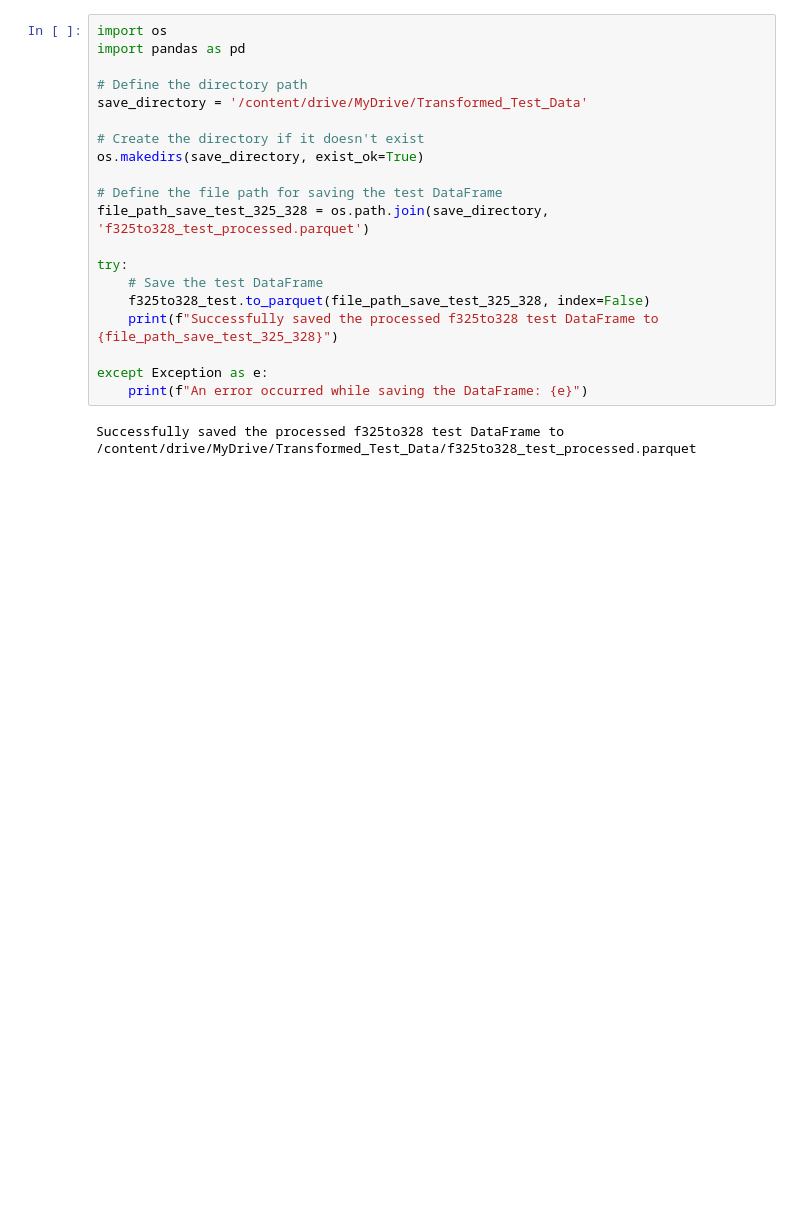
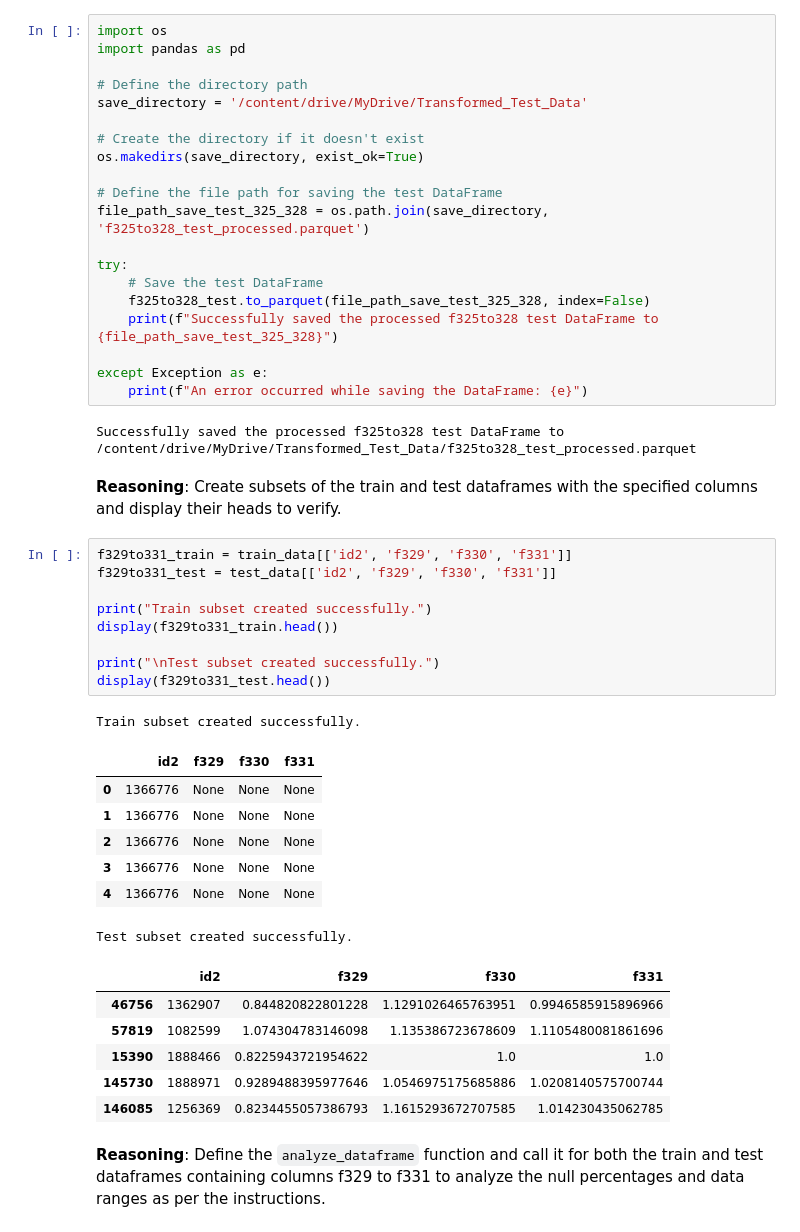
Before and after one commit to rishabh-0042/American_Express_Hackathon_25-2025, a Jupyter notebook: Feature_Engineering3.ipynb, the cells around one changed output. Cells and saved outputs as stored; diff of their text form; blank space fills up the shorter version.

```diff
--- a/Feature_Engineering3.ipynb
+++ b/Feature_Engineering3.ipynb
@@ -388,3 +388,33 @@ except Exception as e:
     print(f"An error occurred while saving the DataFrame: {e}")
 # %% [output]
 Successfully saved the processed f325to328 test DataFrame to /content/drive/MyDrive/Transformed_Test_Data/f325to328_test_processed.parquet
+# %% [markdown]
+**Reasoning**:
+Create subsets of the train and test dataframes with the specified columns and display their heads to verify.
+# %%
+f329to331_train = train_data[['id2', 'f329', 'f330', 'f331']]
+f329to331_test = test_data[['id2', 'f329', 'f330', 'f331']]
+
+print("Train subset created successfully.")
+display(f329to331_train.head())
+
+print("\nTest subset created successfully.")
+display(f329to331_test.head())
+# %% [output]
+Train subset created successfully.
+|  | id2 | f329 | f330 | f331 |
+| 0 | 1366776 | None | None | None |
+| 1 | 1366776 | None | None | None |
+| 2 | 1366776 | None | None | None |
+| 3 | 1366776 | None | None | None |
+| 4 | 1366776 | None | None | None |
+Test subset created successfully.
+|  | id2 | f329 | f330 | f331 |
+| 46756 | 1362907 | 0.844820822801228 | 1.1291026465763951 | 0.9946585915896966 |
+| 57819 | 1082599 | 1.074304783146098 | 1.135386723678609 | 1.1105480081861696 |
+| 15390 | 1888466 | 0.8225943721954622 | 1.0 | 1.0 |
+| 145730 | 1888971 | 0.9289488395977646 | 1.0546975175685886 | 1.0208140575700744 |
+| 146085 | 1256369 | 0.8234455057386793 | 1.1615293672707585 | 1.014230435062785 |
+# %% [markdown]
+**Reasoning**:
+Define the `analyze_dataframe` function and call it for both the train and test dataframes containing columns f329 to f331 to analyze the null percentages and data ranges as per the instructions.
```
Also changed, not shown: parts of 19 cells of this notebook.
